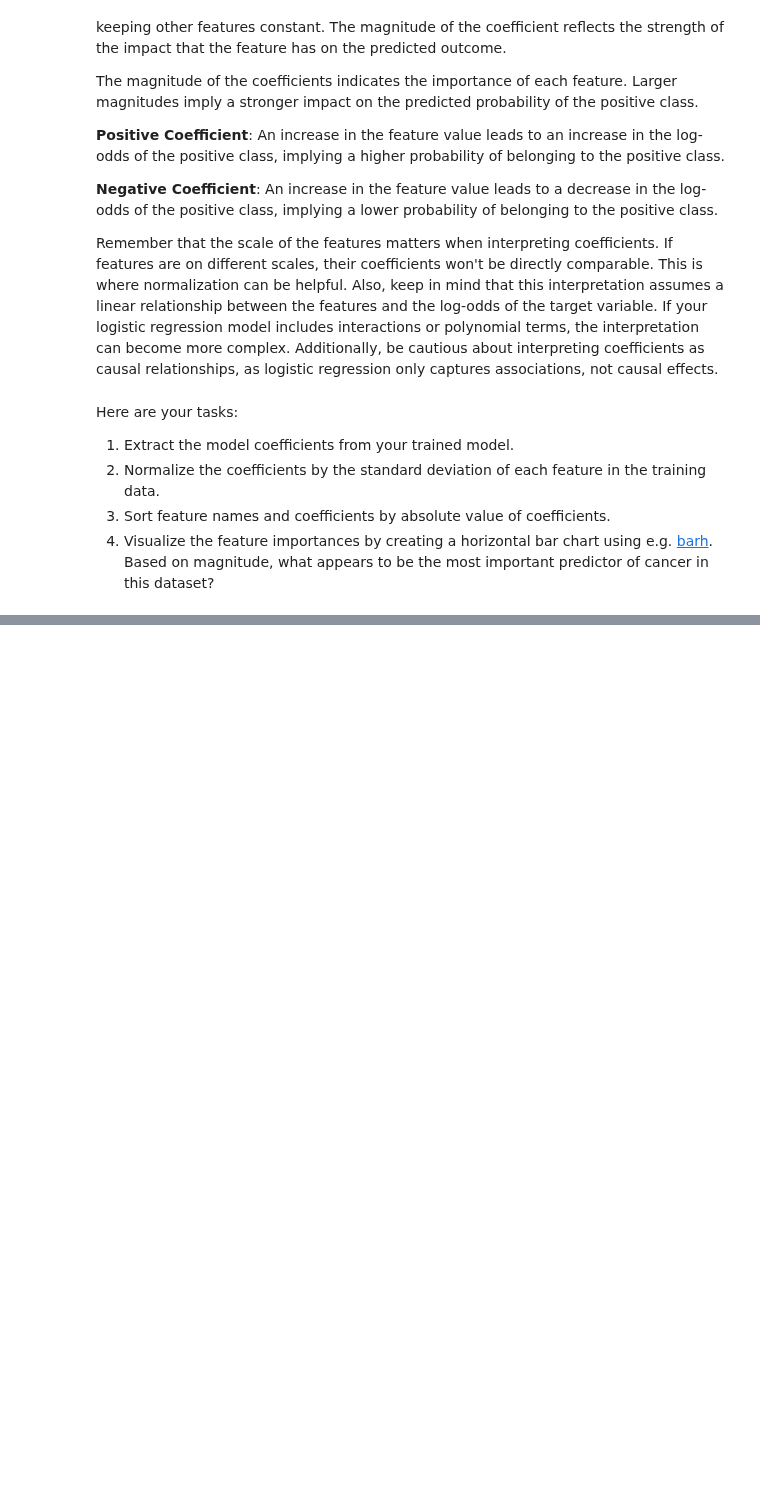
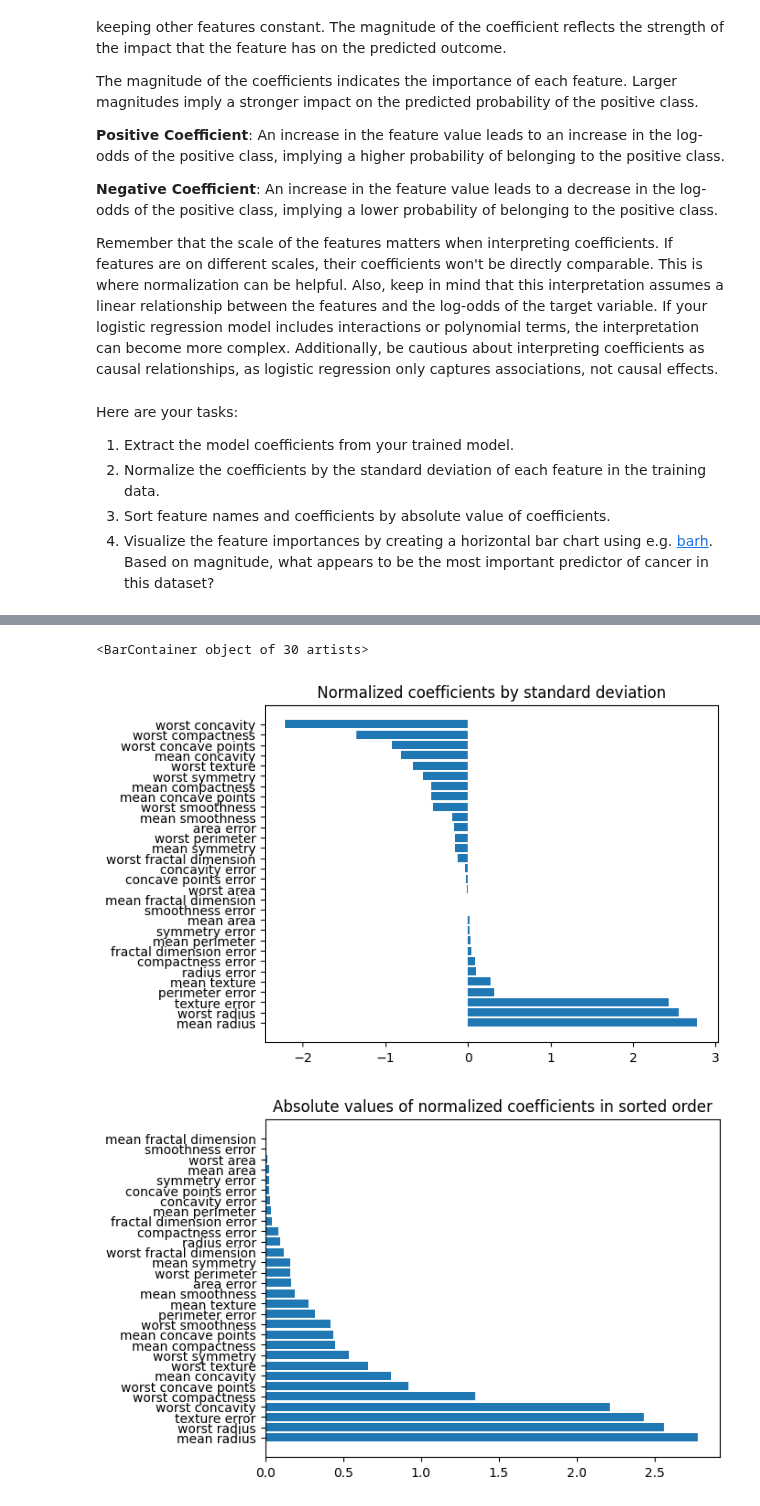
Before and after one commit to kentheman4AI/UMGC-MachineLearning-AI, a Jupyter notebook: Student_MLE_MiniProject_Logistic_Regression.ipynb, the cells around one changed output, grey strips where cells are left out. Cells and saved outputs as stored; diff of their text form; code cells hidden in the pictures; blank space fills up the shorter version.

```diff
--- a/Student_MLE_MiniProject_Logistic_Regression.ipynb
+++ b/Student_MLE_MiniProject_Logistic_Regression.ipynb
@@ -341,0 +339,7 @@ print('The feature coefficients for the Wisonsin breast cancer detection dataset
+# %%
+# Normalize the coefficients by the standard deviation
+wis_ftr_coeff=wis_cancer_logreg.coef_
+wis_cancer_coeff_norm=pd.DataFrame((wis_ftr_coeff-np.mean(wis_ftr_coeff))/np.std(wis_ftr_coeff), columns=wis_cancer_data.feature_names)
+wis_cancer_coeff_norm=wis_cancer_coeff_norm.transpose()
+wis_cancer_coeff_norm.columns=['normalized coefficient by stddev']
+print('The normalized feature coefficients using standard deviation for the Wisonsin breast cancer detection dataset are: ','\r',wis_cancer_coeff_norm)
@@ -341,0 +364,5 @@ print('The feature coefficients for the Wisonsin breast cancer detection dataset
+# %%
+# Sort feature names and coefficients by absolute value of coefficients
+wis_cancer_coeff_norm_sorted['normalized coefficient by stddev']=wis_cancer_coeff_norm['normalized coefficient by stddev'].abs()
+wis_cancer_coeff_norm_sorted=wis_cancer_coeff_norm_sorted.sort_values(by=['normalized coefficient by stddev'],ascending=False)
+print('The absolute values of the normalized feature coefficients using standard deviation in sorted order for the Wisonsin breast cancer detection dataset are: ','\r',wis_cancer_coeff_norm_sorted)
@@ -341,0 +387,12 @@ print('The feature coefficients for the Wisonsin breast cancer detection dataset
+# %%
+# Visualize feature importances
+wis_cancer_coeff_norm=wis_cancer_coeff_norm.sort_values(by=['normalized coefficient by stddev'],ascending=False)
+plt.barh(wis_cancer_coeff_norm.index.values,wis_cancer_coeff_norm['normalized coefficient by stddev'])
+plt.title('Normalized coefficients by standard deviation')
+plt.figure()
+plt.title('Absolute values of normalized coefficients in sorted order')
+plt.barh(wis_cancer_coeff_norm_sorted.index.values,wis_cancer_coeff_norm_sorted['normalized coefficient by stddev'])
+# %% [output]
+<BarContainer object of 30 artists>
+[figure, added]
+[figure, added]
```
Also changed, not shown: parts of 6 cells of this notebook.
